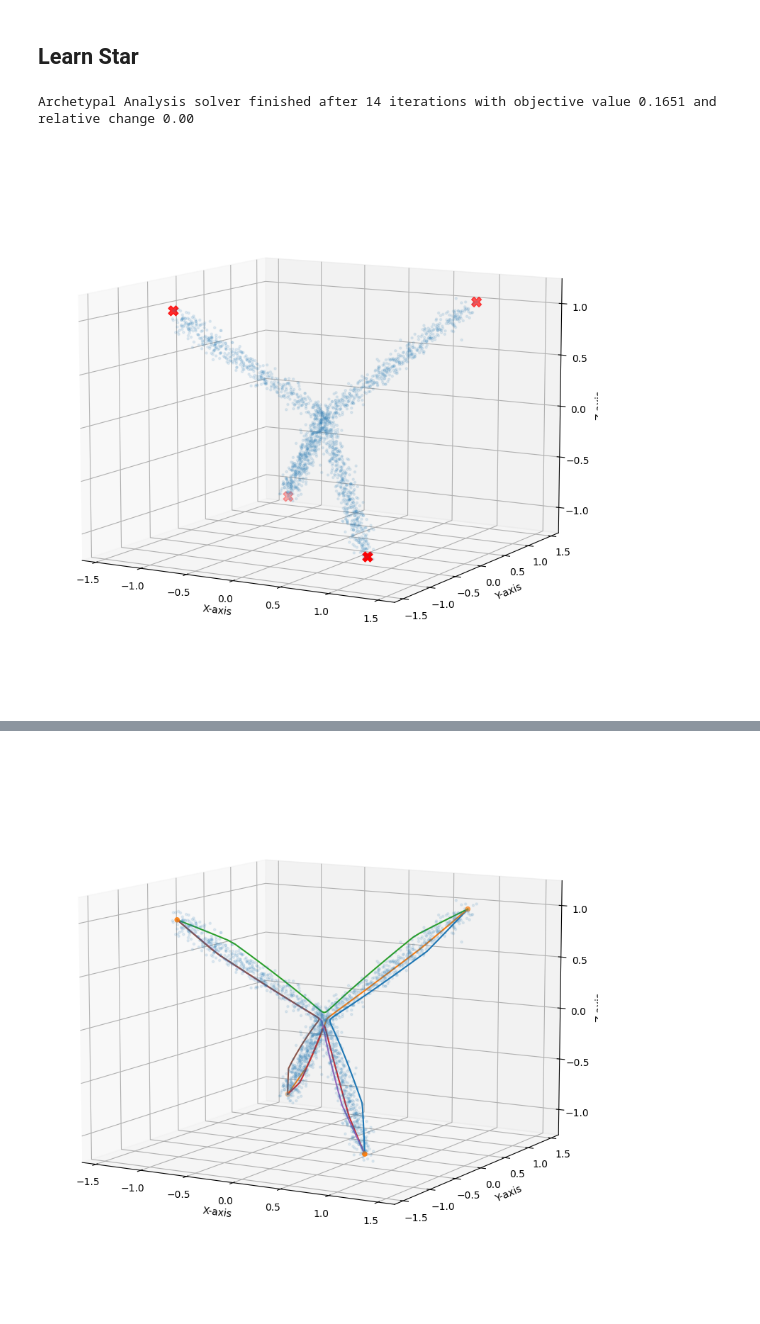
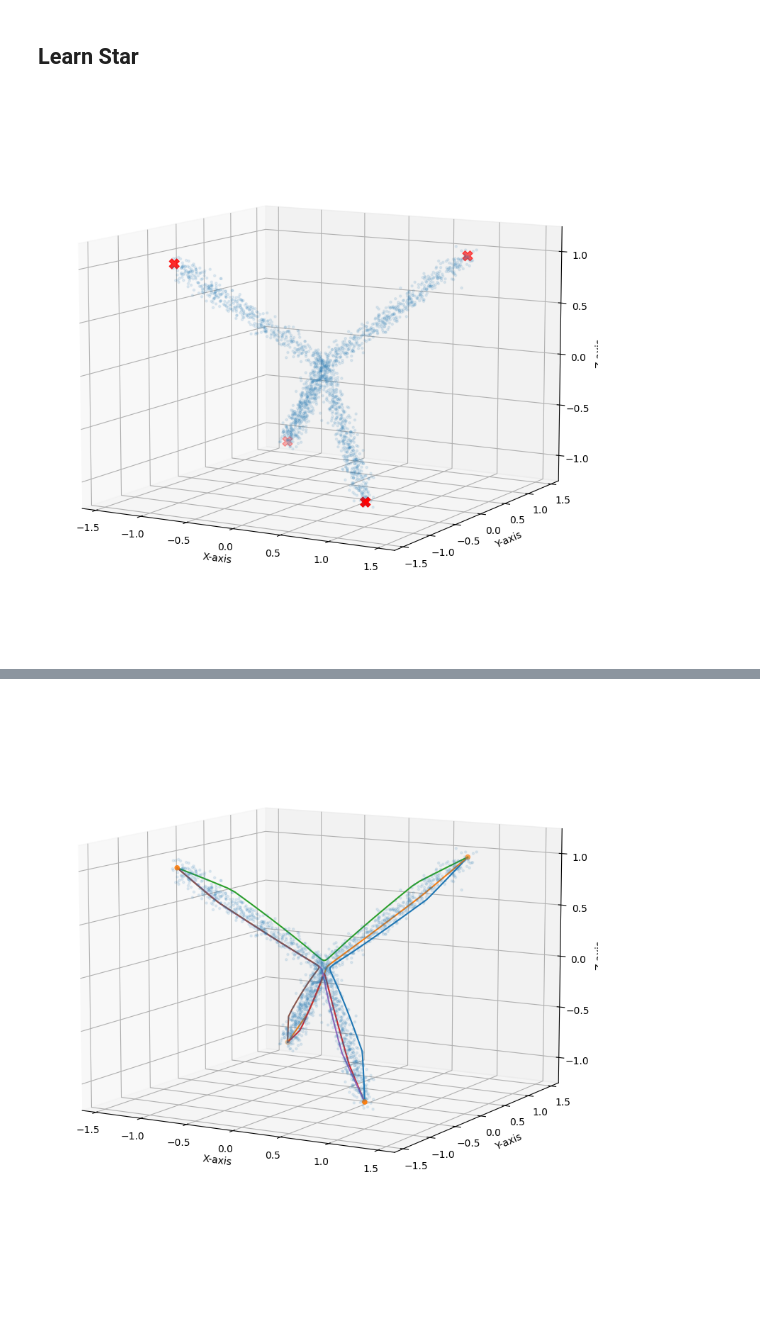
Before and after one commit to wdiepeveen/Riemannian-Archetypal-Analysis, a Jupyter notebook: tree_multi_ellipsoid_star.ipynb, the cells around one changed output, grey strips where cells are left out. Drawn from its saved outputs; the diff is of its cells as text; code cells hidden in the pictures; blank space fills up the shorter version.

```diff
--- a/tree_multi_ellipsoid_star.ipynb
+++ b/tree_multi_ellipsoid_star.ipynb
@@ -63,26 +64,4 @@ plt.show()
 [figure]
 # %% [markdown]
 ## Learn Star ##
-# %%
-# cluster data
-AA_solver = ArchetypalAnalysisSolver(3, data.shape[0])
-AA_solver.fit(data.T, r=n_clusters)
-# %% [output]
-Archetypal Analysis solver finished after 14 iterations with objective value 0.1651 and relative change 0.00
-# %%
-# plot data in 3D
-fig = plt.figure(figsize=(8, 8))
-ax = fig.add_subplot(111, projection='3d')
-ax.scatter(data[:, 0], data[:, 1], data[:, 2], s=5, alpha=0.1)
-ax.scatter(AA_solver.V.T[:, 0], AA_solver.V.T[:, 1], AA_solver.V.T[:, 2], s=100, c='red', marker='X', label='End Members')
-ax.set_xlabel("X-axis")
-ax.set_ylabel("Y-axis")
-ax.set_zlabel("Z-axis")
-plt.axis('equal')
-ax.view_init(elev=10)
-plt.tight_layout()
-plt.savefig(os.path.join(results_folder,"data+end_members.png"))
-plt.show()
-# %% [output]
-[figure, old version]
 # %%
@@ -93,3 +72,19 @@ star = trainer.star
+# %%
+# plot data in 3D
+fig = plt.figure(figsize=(8, 8))
+ax = fig.add_subplot(111, projection='3d')
+ax.scatter(data[:, 0], data[:, 1], data[:, 2], s=5, alpha=0.1)
+ax.scatter(trainer.archetypes[:, 0], trainer.archetypes[:, 1], trainer.archetypes[:, 2], s=100, c='red', marker='X', label='End Members')
+ax.set_xlabel("X-axis")
+ax.set_ylabel("Y-axis")
+ax.set_zlabel("Z-axis")
+plt.axis('equal')
+ax.view_init(elev=10)
+plt.tight_layout()
+plt.savefig(os.path.join(results_folder,"data+end_members.png"))
+plt.show()
+# %% [output]
+[figure, new version]
 # %%
 # generate samples from the distribution
 num_samples = 1000
```
Also changed, not shown: parts of 4 cells of this notebook, 28 other files.
